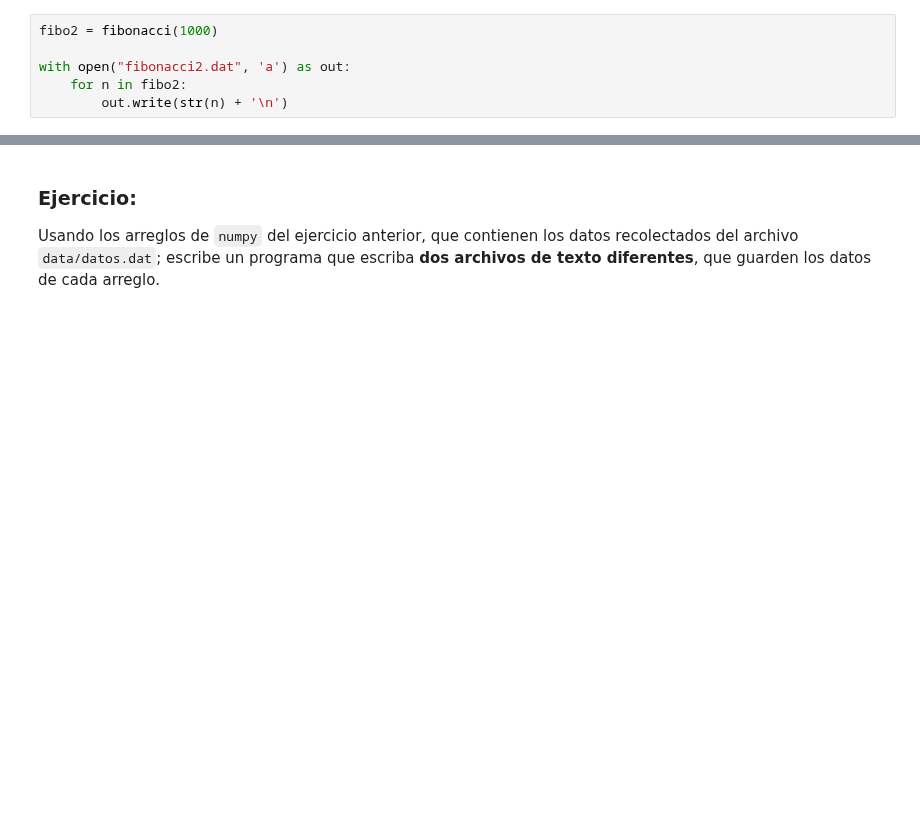
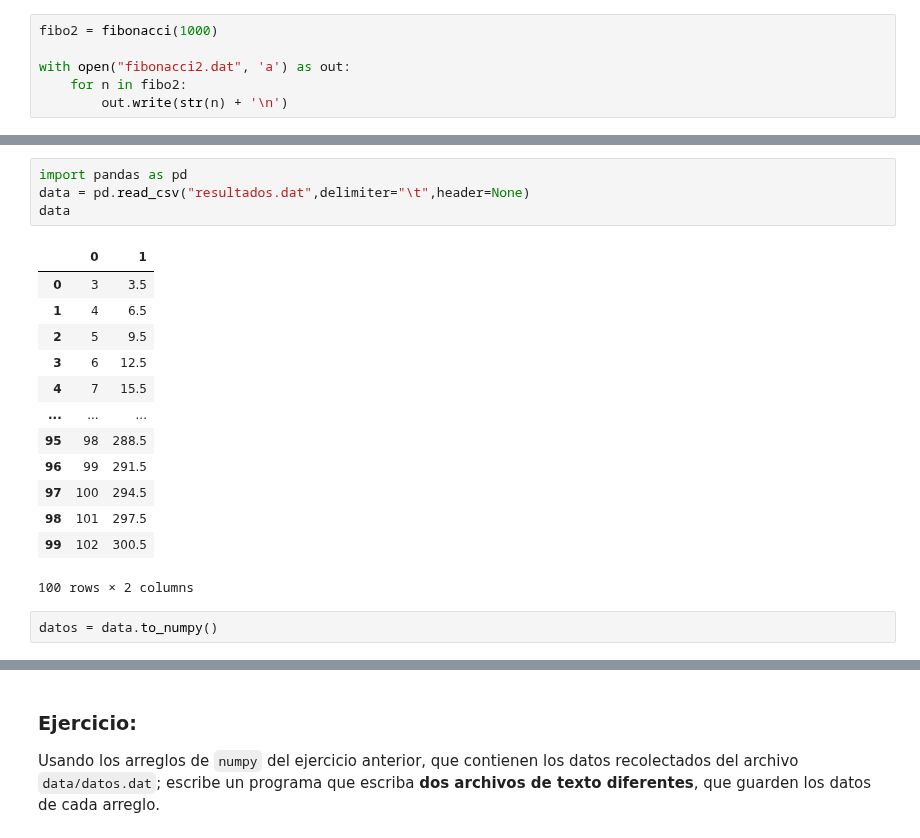
Before and after one commit to SebastianDhamar/RepositorioFisicaComp, a Jupyter notebook: 1_ProgramacionPython/4_Entrada-Salida_Datos.ipynb, the cells around one changed output, grey strips where cells are left out. Cells and saved outputs as stored; diff of their text form; blank space fills up the shorter version.

```diff
--- a/1_ProgramacionPython/4_Entrada-Salida_Datos.ipynb
+++ b/1_ProgramacionPython/4_Entrada-Salida_Datos.ipynb
@@ -402,0 +460,20 @@ with open("fibonacci2.dat", 'a') as out:
+# %%
+import pandas as pd
+data = pd.read_csv("resultados.dat",delimiter="\t",header=None)
+data
+# %% [output]
+|  | 0 | 1 |
+| 0 | 3 | 3.5 |
+| 1 | 4 | 6.5 |
+| 2 | 5 | 9.5 |
+| 3 | 6 | 12.5 |
+| 4 | 7 | 15.5 |
+| ... | ... | ... |
+| 95 | 98 | 288.5 |
+| 96 | 99 | 291.5 |
+| 97 | 100 | 294.5 |
+| 98 | 101 | 297.5 |
+| 99 | 102 | 300.5 |
+100 rows × 2 columns
+# %%
+datos = data.to_numpy()
```
Also changed, not shown: parts of 18 cells of this notebook, 3 other files.
